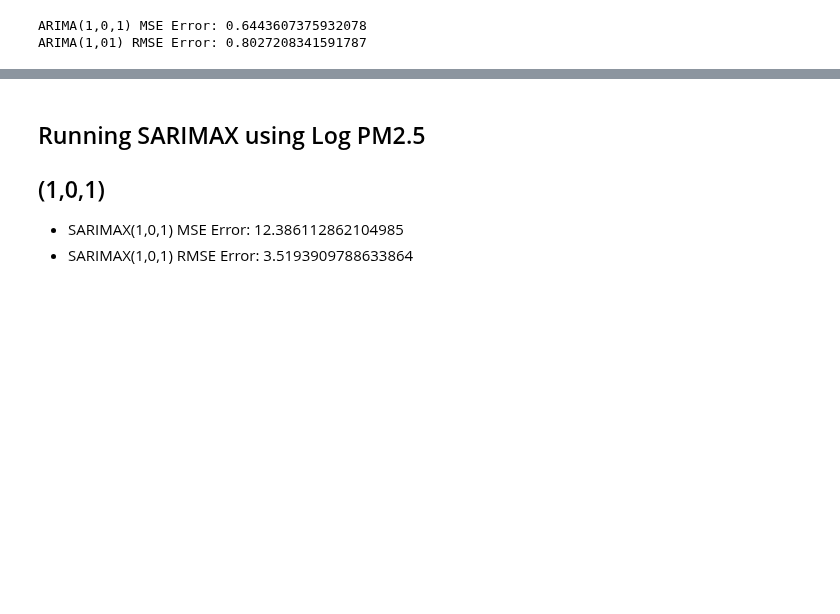
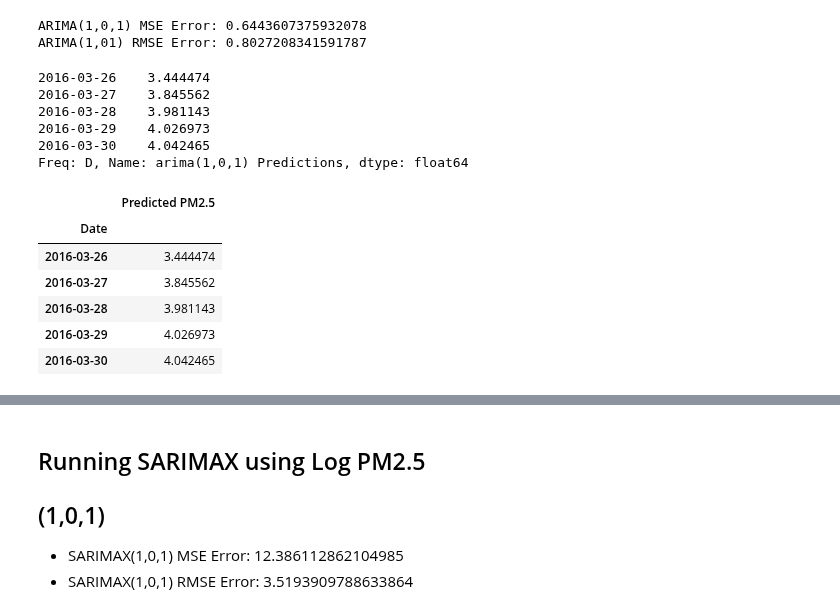
Before and after one commit to dolcikey/TimeSeriesForecasting_BeijingAirQuality, a Jupyter notebook: 003_Modeling.ipynb, the cells around one changed output, grey strips where cells are left out. Cells and saved outputs as stored; diff of their text form; code cells hidden in the pictures; blank space fills up the shorter version.

```diff
--- a/003_Modeling.ipynb
+++ b/003_Modeling.ipynb
@@ -256,3 +260,30 @@ print(f'ARIMA(1,01) RMSE Error: {error:18}')
 # %% [output]
 ARIMA(1,0,1) MSE Error: 0.6443607375932078
 ARIMA(1,01) RMSE Error: 0.8027208341591787
+# %%
+predictions_arima.head()
+# %% [output]
+2016-03-26    3.444474
+2016-03-27    3.845562
+2016-03-28    3.981143
+2016-03-29    4.026973
+2016-03-30    4.042465
+Freq: D, Name: arima(1,0,1) Predictions, dtype: float64
+# %%
+pred= predictions_arima.reset_index()
+type(pred)
+
+pred["Date"] = pd.to_datetime(pred["index"])
+pred = pred.set_index('Date')
+
+pred = pred.rename(columns={'arima(1,0,1) Predictions': 'Predicted PM2.5'})
+pred = pred.drop(columns =['index'])
+pred.head()
+# %% [output]
+|  | Predicted PM2.5 |
+| Date |  |
+| 2016-03-26 | 3.444474 |
+| 2016-03-27 | 3.845562 |
+| 2016-03-28 | 3.981143 |
+| 2016-03-29 | 4.026973 |
+| 2016-03-30 | 4.042465 |
```
Also changed, not shown: parts of 16 cells of this notebook, 3 other files.
